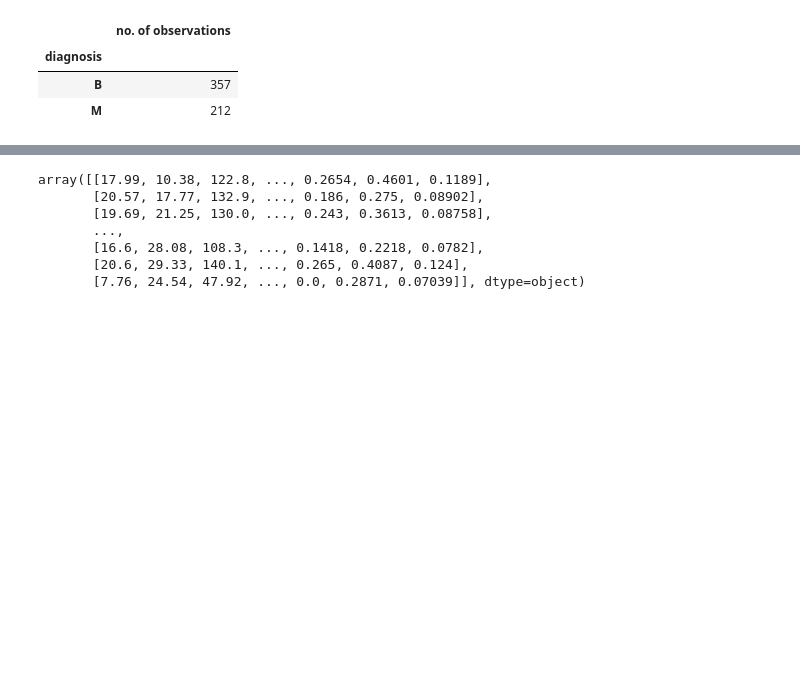
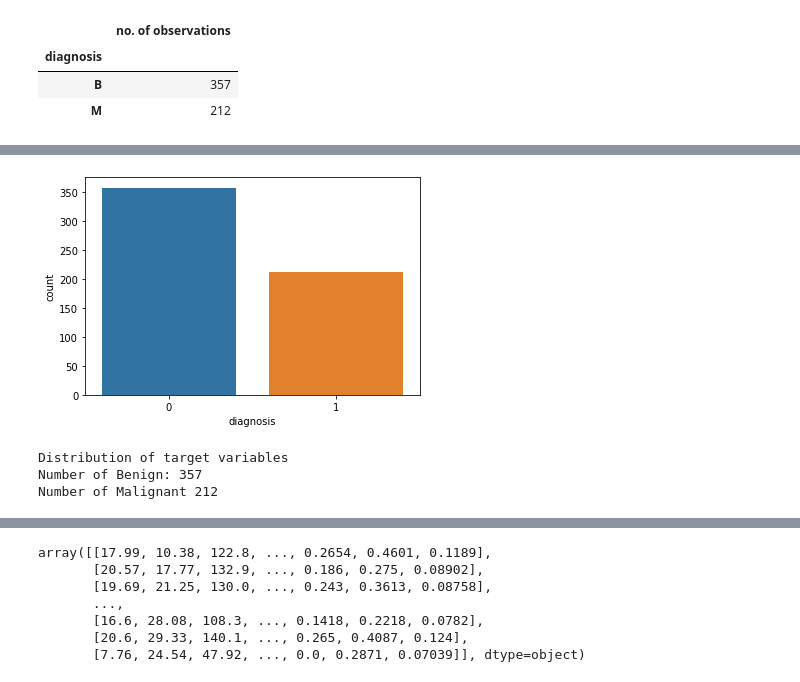
Before and after one commit to DevSher23/Project4, a Jupyter notebook: Cancer_Prediction.ipynb, the cells around one changed output, grey strips where cells are left out. Saved outputs shown, nothing was run; the diff lists cells and outputs as text; code cells hidden in the pictures; blank space fills up the shorter version.

```diff
--- a/Cancer_Prediction.ipynb
+++ b/Cancer_Prediction.ipynb
@@ -198,3 +198,8 @@ pd.read_sql_query('select * from public.cancer_data', con=engine).head()
 | 3 | M | 11.42 | 20.38 | 77.58 | 386.1 | 0.14250 | 0.28390 | ... |
 | 4 | M | 20.29 | 14.34 | 135.10 | 1297.0 | 0.10030 | 0.13280 | ... |
 5 rows × 31 columns
+# %%
+# read the database into df
+
+df = pd.read_sql_query('select * from public.cancer_data', con=engine)
+df.head()
@@ -211,3 +224,9 @@ pd.DataFrame(diag_gb.size(), columns=['no. of observations'])
 | diagnosis |  |
 | B | 357 |
 | M | 212 |
+# %%
+from sklearn.preprocessing import LabelEncoder
+# 0-benign / 1-malignant
+le = LabelEncoder()
+df['diagnosis'] = le.fit_transform(df['diagnosis'])
+df.head()
@@ -213,0 +241,13 @@ pd.DataFrame(diag_gb.size(), columns=['no. of observations'])
+# %%
+#Show the total count of malignant and benign tumor patients (0-benign / 1-malignant)
+sns.countplot(x= df['diagnosis'])
+plt.show()
+
+print("Distribution of target variables")
+print("Number of Benign: 357")
+print("Number of Malignant 212")
+# %% [output]
+[figure, added]
+Distribution of target variables
+Number of Benign: 357
+Number of Malignant 212
```
Also changed, not shown: parts of 22 cells of this notebook.
